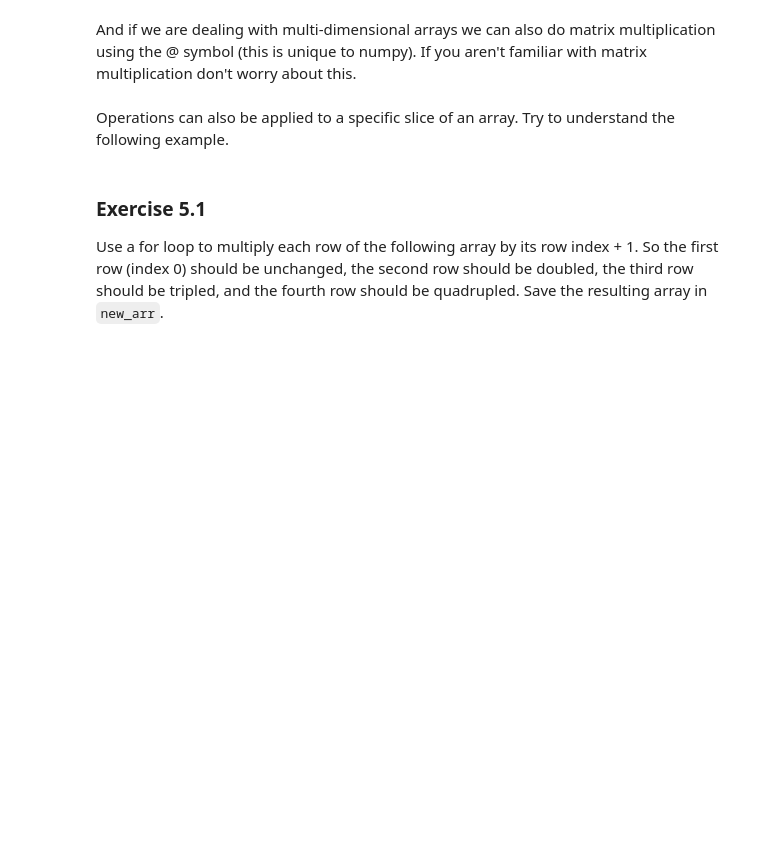
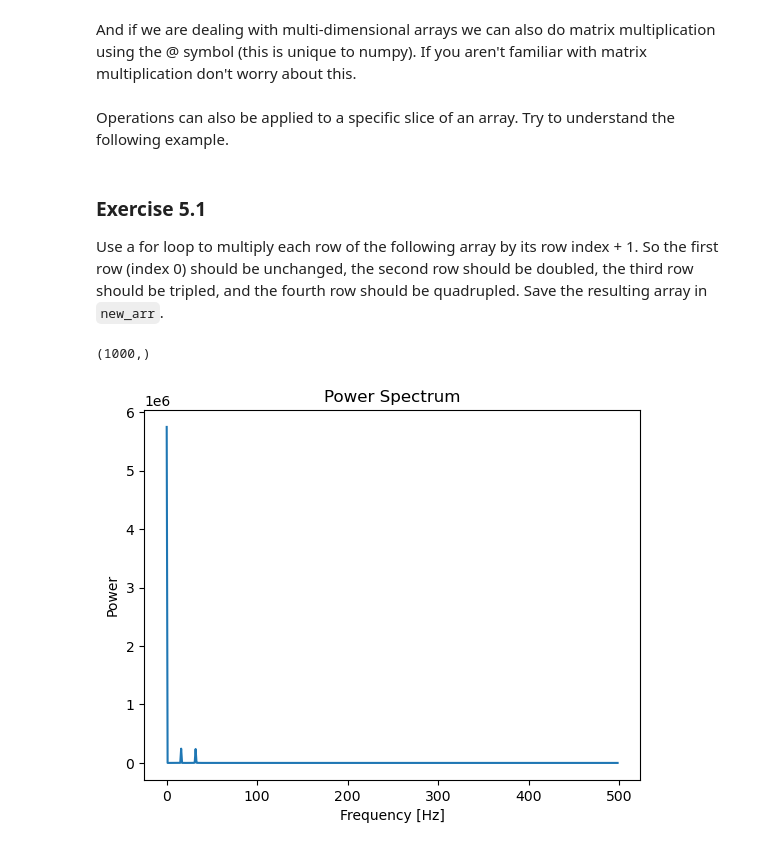
Before and after one commit to jeremyschroeter/Neuro301-Coding-Kit, a Jupyter notebook: workspace.ipynb, the cells around one changed output. Saved outputs shown, nothing was run; the diff lists cells and outputs as text; code cells hidden in the pictures; blank space fills up the shorter version.

```diff
--- a/workspace.ipynb
+++ b/workspace.ipynb
@@ -252,0 +244,29 @@ print(new_arr)
+# %%
+import numpy as np
+import matplotlib.pyplot as plt
+
+# Sample time-series data
+time = np.linspace(0, 1, 1000, endpoint=True)
+frequency = 5  # Frequency in Hz
+amplitude = np.sin(20 *frequency * time) + np.sin(40 * frequency * time) + np.random.standard_normal(1)
+
+# Compute the FFT
+fft_result = np.fft.fft(amplitude)
+
+# Compute the power spectrum
+power_spectrum = np.abs(fft_result) ** 2
+
+# Get frequencies for x-axis (only first half of the spectrum)
+freqs = np.fft.fftfreq(len(power_spectrum), time[1] - time[0])
+idx = np.arange(len(freqs)) < len(freqs) / 2
+print(freqs.shape, )
+# Plotting the power spectrum
+plt.figure()
+plt.plot(freqs[idx], power_spectrum[idx])
+plt.title("Power Spectrum")
+plt.xlabel("Frequency [Hz]")
+plt.ylabel("Power")
+plt.show()
+# %% [output]
+(1000,)
+[figure, added]
```
Also changed, not shown: parts of 3 cells of this notebook, 1 other file.
